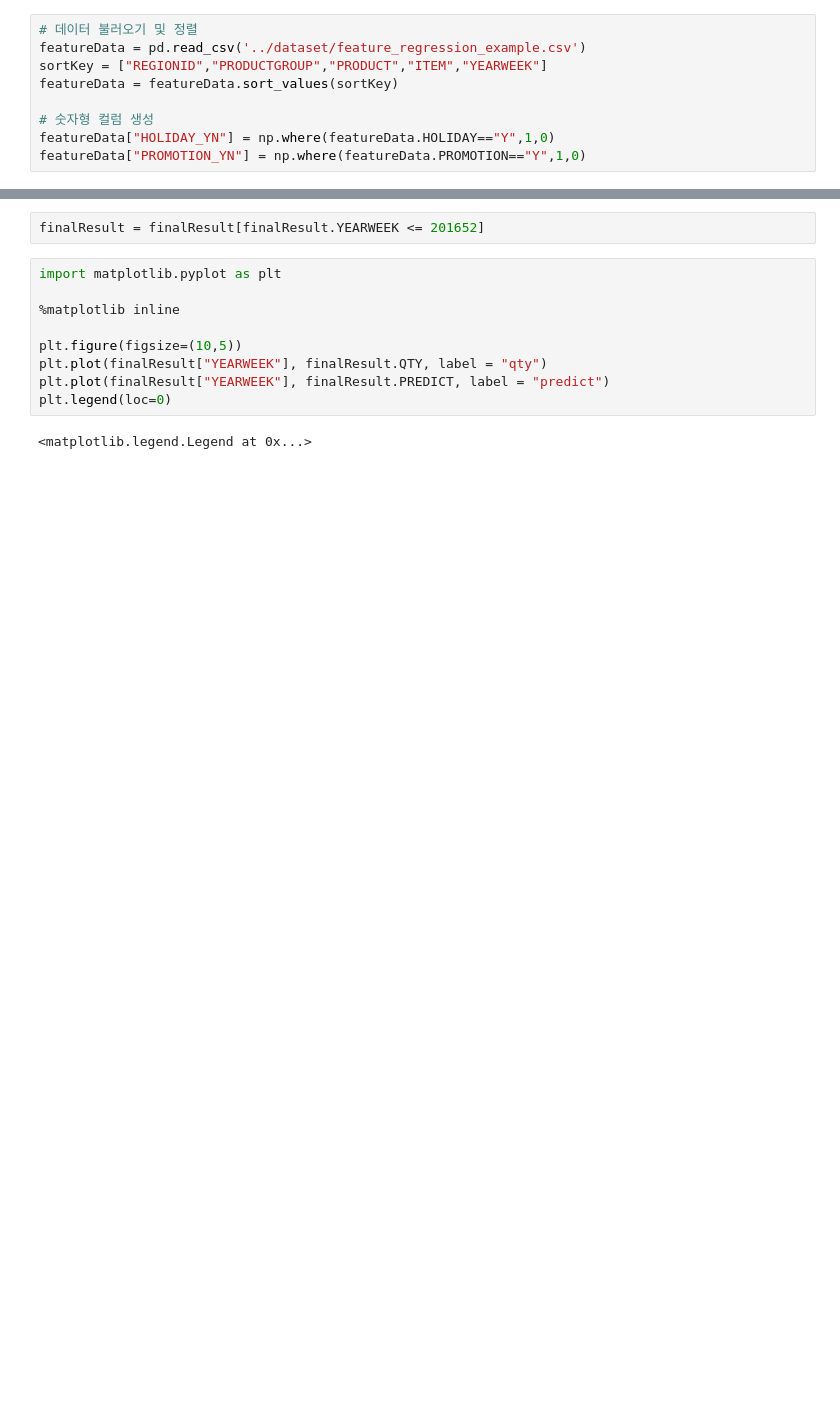
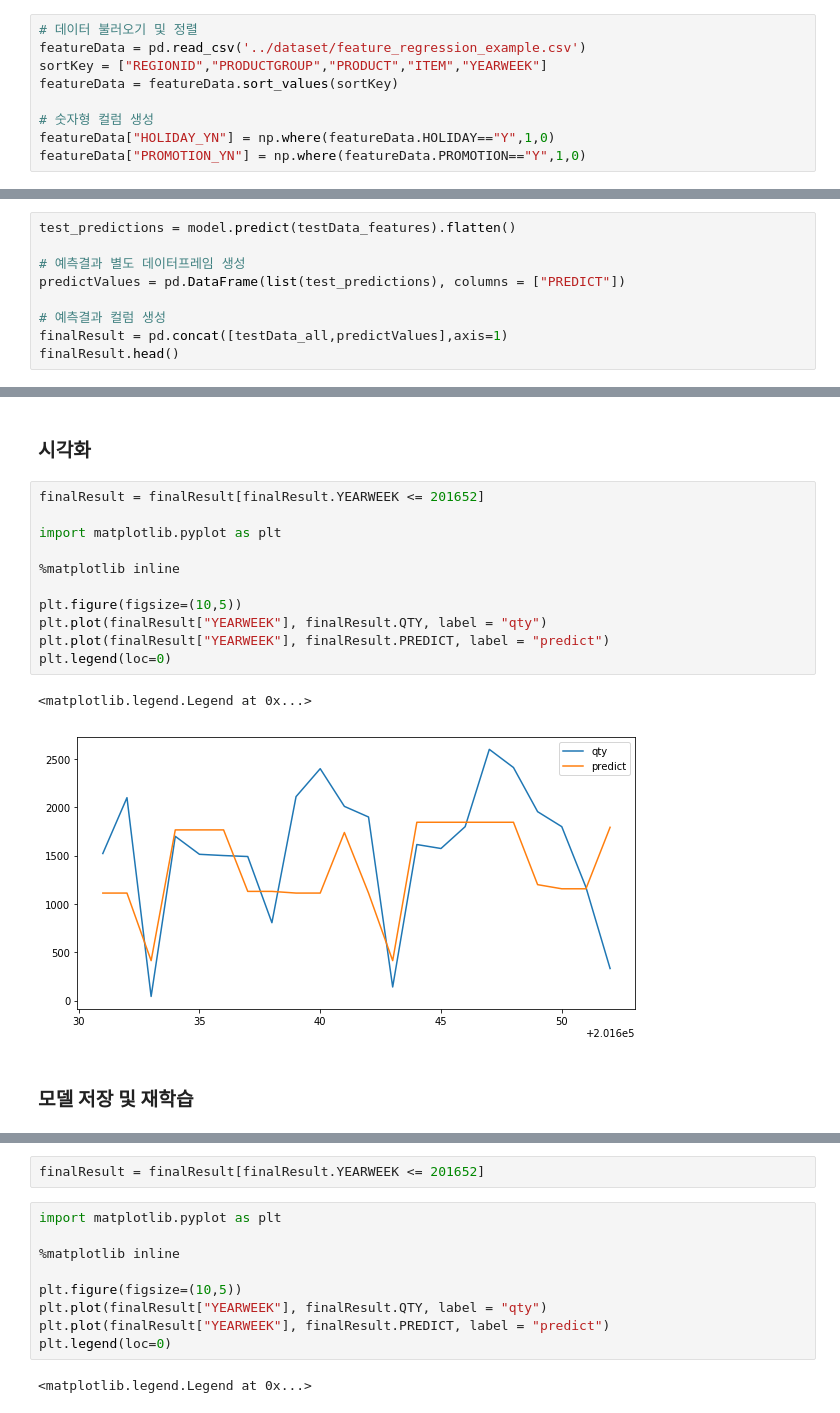
Before and after one commit to hyokwan/python-lecture, a Jupyter notebook: Session05 - Learning ML/4-4- Usecase_TF_Tensorflow_Keras_Linear-ver2019.ipynb, the cells around one changed output, grey strips where cells are left out. Drawn from its saved outputs; the diff is of its cells as text; blank space fills up the shorter version.

```diff
--- a/Session05 - Learning ML/4-4- Usecase_TF_Tensorflow_Keras_Linear-ver2019.ipynb
+++ b/Session05 - Learning ML/4-4- Usecase_TF_Tensorflow_Keras_Linear-ver2019.ipynb
@@ -241,0 +152,9 @@ finalResult
+# %%
+test_predictions = model.predict(testData_features).flatten()
+
+# 예측결과 별도 데이터프레임 생성
+predictValues = pd.DataFrame(list(test_predictions), columns = ["PREDICT"])
+
+# 예측결과 컬럼 생성
+finalResult = pd.concat([testData_all,predictValues],axis=1)
+finalResult.head()
@@ -241,0 +168,18 @@ finalResult
+# %% [markdown]
+### 시각화
+# %%
+finalResult = finalResult[finalResult.YEARWEEK <= 201652]
+
+import matplotlib.pyplot as plt
+
+%matplotlib inline
+
+plt.figure(figsize=(10,5))
+plt.plot(finalResult["YEARWEEK"], finalResult.QTY, label = "qty")
+plt.plot(finalResult["YEARWEEK"], finalResult.PREDICT, label = "predict")
+plt.legend(loc=0)
+# %% [output]
+<matplotlib.legend.Legend at 0x...>
+[figure, added]
+# %% [markdown]
+### 모델 저장 및 재학습
```
Also changed, not shown: parts of 41 cells of this notebook.
